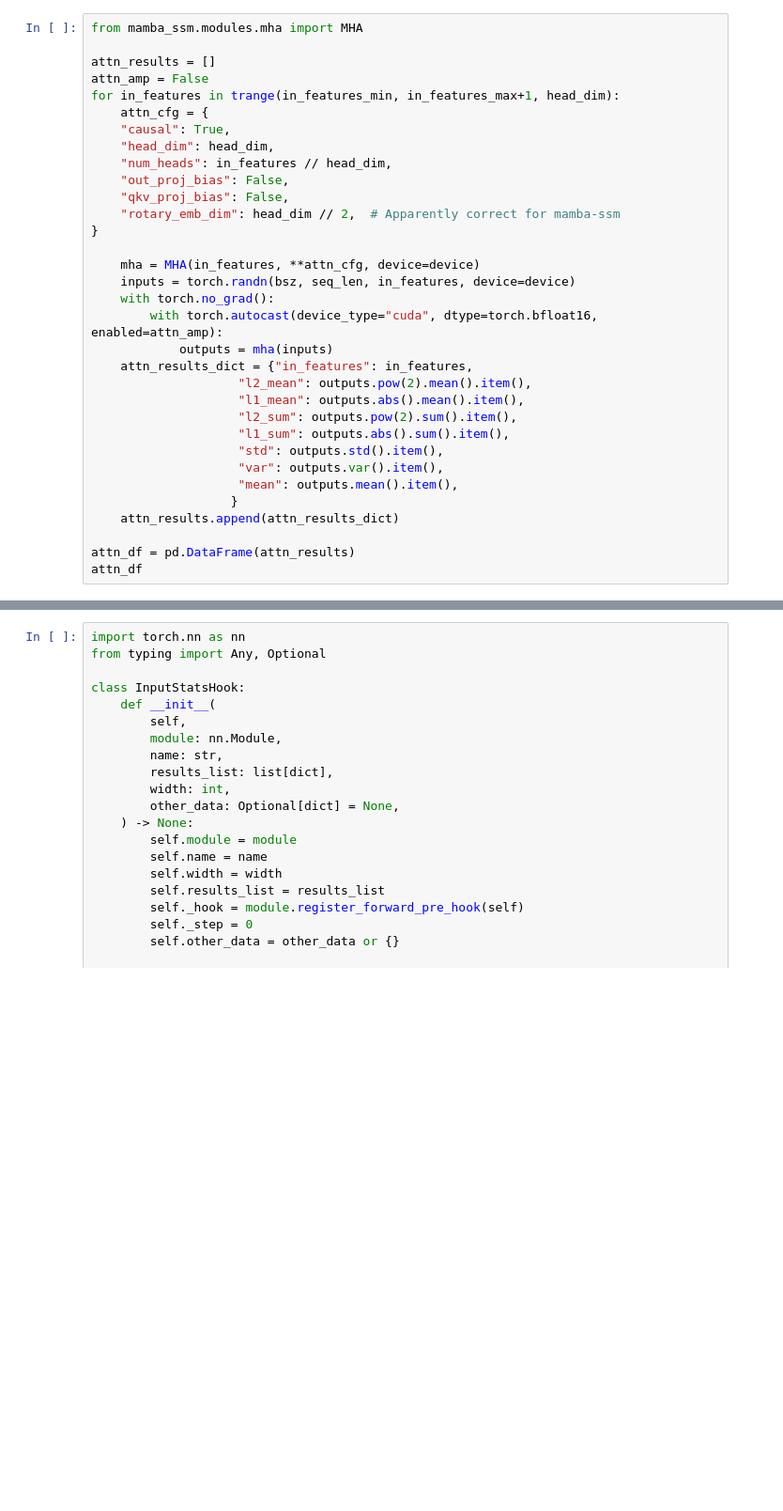
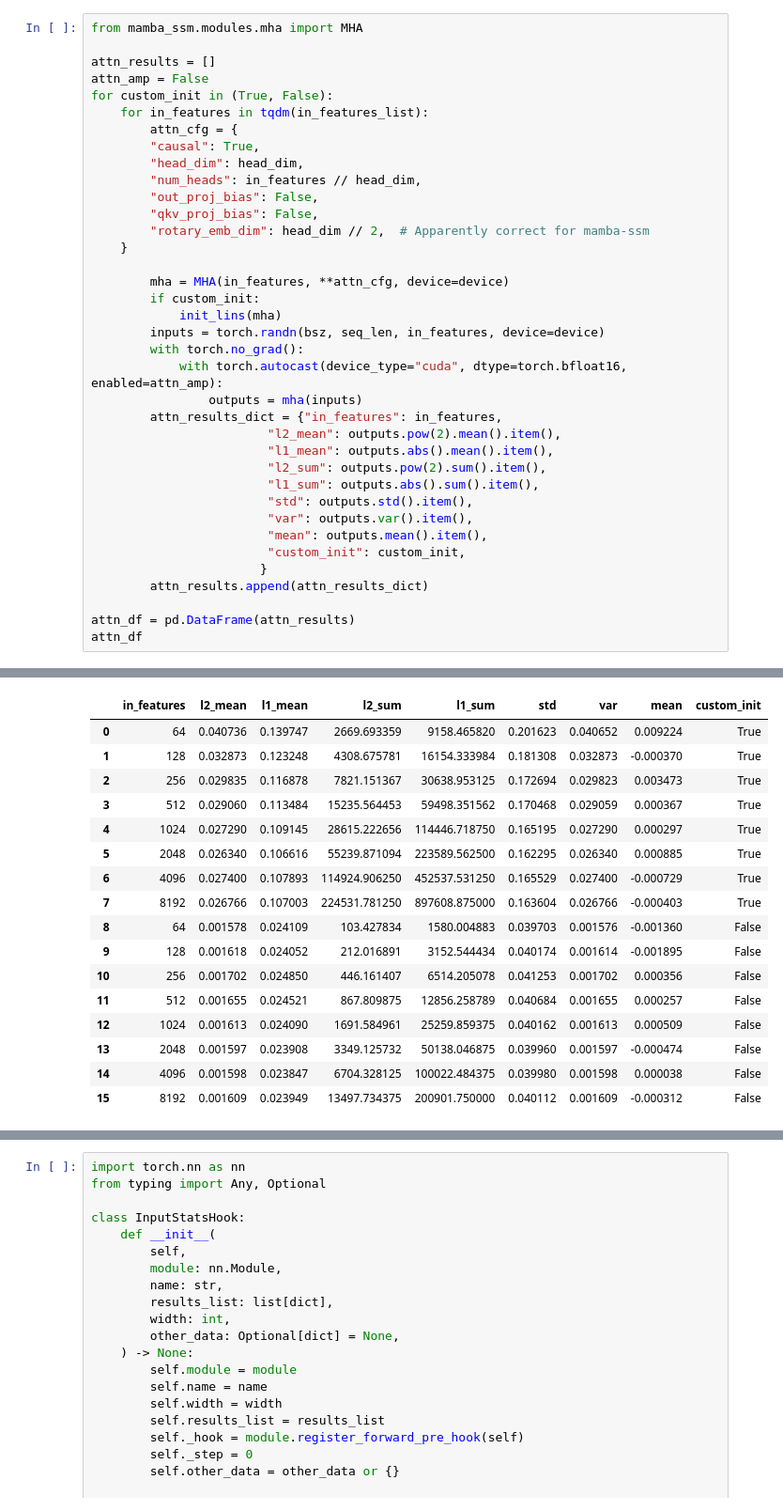
Before and after one commit to garrett361/fms-fsdp, a Jupyter notebook: fms_fsdp/mup/notebooks/scaling.ipynb, the cells around one changed output, grey strips where cells are left out. Shown: that part at 94% size. Saved outputs shown, nothing was run; the diff lists cells and outputs as text; blank space fills up the shorter version.

```diff
--- a/fms_fsdp/mup/notebooks/scaling.ipynb
+++ b/fms_fsdp/mup/notebooks/scaling.ipynb
@@ -66,31 +141,35 @@ from mamba_ssm.modules.mha import MHA
 
 attn_results = []
 attn_amp = False
-for in_features in trange(in_features_min, in_features_max+1, head_dim):
-    attn_cfg = {
-    "causal": True,
-    "head_dim": head_dim,
-    "num_heads": in_features // head_dim,
-    "out_proj_bias": False,
-    "qkv_proj_bias": False,
-    "rotary_emb_dim": head_dim // 2,  # Apparently correct for mamba-ssm
-}
+for custom_init in (True, False):
+    for in_features in tqdm(in_features_list):
+        attn_cfg = {
+        "causal": True,
+        "head_dim": head_dim,
+        "num_heads": in_features // head_dim,
+        "out_proj_bias": False,
+        "qkv_proj_bias": False,
+        "rotary_emb_dim": head_dim // 2,  # Apparently correct for mamba-ssm
+    }
 
-    mha = MHA(in_features, **attn_cfg, device=device)
-    inputs = torch.randn(bsz, seq_len, in_features, device=device)
-    with torch.no_grad():
-        with torch.autocast(device_type="cuda", dtype=torch.bfloat16, enabled=attn_amp):
-            outputs = mha(inputs)
-    attn_results_dict = {"in_features": in_features,
-                    "l2_mean": outputs.pow(2).mean().item(),
-                    "l1_mean": outputs.abs().mean().item(),
-                    "l2_sum": outputs.pow(2).sum().item(),
-                    "l1_sum": outputs.abs().sum().item(),
-                    "std": outputs.std().item(),
-                    "var": outputs.var().item(),
-                    "mean": outputs.mean().item(),
-                   }
-    attn_results.append(attn_results_dict)
+        mha = MHA(in_features, **attn_cfg, device=device)
+        if custom_init:
+            init_lins(mha)
+        inputs = torch.randn(bsz, seq_len, in_features, device=device)
+        with torch.no_grad():
+            with torch.autocast(device_type="cuda", dtype=torch.bfloat16, enabled=attn_amp):
+                outputs = mha(inputs)
+        attn_results_dict = {"in_features": in_features,
+                        "l2_mean": outputs.pow(2).mean().item(),
+                        "l1_mean": outputs.abs().mean().item(),
+                        "l2_sum": outputs.pow(2).sum().item(),
+                        "l1_sum": outputs.abs().sum().item(),
+                        "std": outputs.std().item(),
+                        "var": outputs.var().item(),
+                        "mean": outputs.mean().item(),
+                        "custom_init": custom_init,
+                       }
+        attn_results.append(attn_results_dict)
 
 attn_df = pd.DataFrame(attn_results)
 attn_df
@@ -99 +193,18 @@ NameError: name 'head_dim' is not defined
+|  | in_features | l2_mean | l1_mean | l2_sum | l1_sum | std | var | mean | custom_init |
+| 0 | 64 | 0.040736 | 0.139747 | 2669.693359 | 9158.465820 | 0.201623 | 0.040652 | 0.009224 | True |
+| 1 | 128 | 0.032873 | 0.123248 | 4308.675781 | 16154.333984 | 0.181308 | 0.032873 | -0.000370 | True |
+| 2 | 256 | 0.029835 | 0.116878 | 7821.151367 | 30638.953125 | 0.172694 | 0.029823 | 0.003473 | True |
+| 3 | 512 | 0.029060 | 0.113484 | 15235.564453 | 59498.351562 | 0.170468 | 0.029059 | 0.000367 | True |
+| 4 | 1024 | 0.027290 | 0.109145 | 28615.222656 | 114446.718750 | 0.165195 | 0.027290 | 0.000297 | True |
+| 5 | 2048 | 0.026340 | 0.106616 | 55239.871094 | 223589.562500 | 0.162295 | 0.026340 | 0.000885 | True |
+| 6 | 4096 | 0.027400 | 0.107893 | 114924.906250 | 452537.531250 | 0.165529 | 0.027400 | -0.000729 | True |
+| 7 | 8192 | 0.026766 | 0.107003 | 224531.781250 | 897608.875000 | 0.163604 | 0.026766 | -0.000403 | True |
+| 8 | 64 | 0.001578 | 0.024109 | 103.427834 | 1580.004883 | 0.039703 | 0.001576 | -0.001360 | False |
+| 9 | 128 | 0.001618 | 0.024052 | 212.016891 | 3152.544434 | 0.040174 | 0.001614 | -0.001895 | False |
+| 10 | 256 | 0.001702 | 0.024850 | 446.161407 | 6514.205078 | 0.041253 | 0.001702 | 0.000356 | False |
+| 11 | 512 | 0.001655 | 0.024521 | 867.809875 | 12856.258789 | 0.040684 | 0.001655 | 0.000257 | False |
+| 12 | 1024 | 0.001613 | 0.024090 | 1691.584961 | 25259.859375 | 0.040162 | 0.001613 | 0.000509 | False |
+| 13 | 2048 | 0.001597 | 0.023908 | 3349.125732 | 50138.046875 | 0.039960 | 0.001597 | -0.000474 | False |
+| 14 | 4096 | 0.001598 | 0.023847 | 6704.328125 | 100022.484375 | 0.039980 | 0.001598 | 0.000038 | False |
+| 15 | 8192 | 0.001609 | 0.023949 | 13497.734375 | 200901.750000 | 0.040112 | 0.001609 | -0.000312 | False |
 # %%
```
Also changed, not shown: parts of 10 cells of this notebook, 17 other files.
